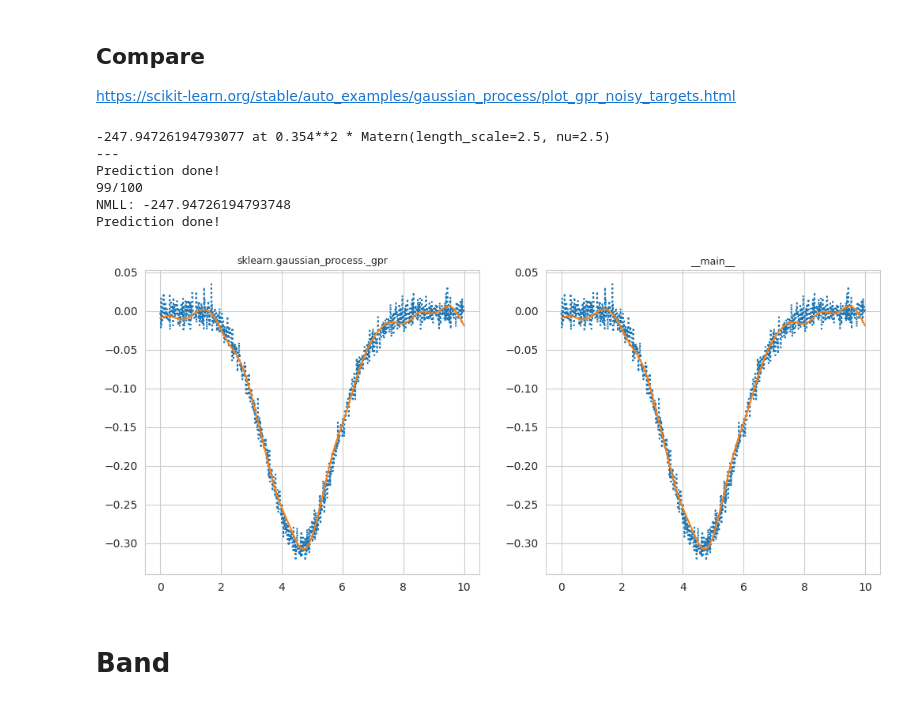
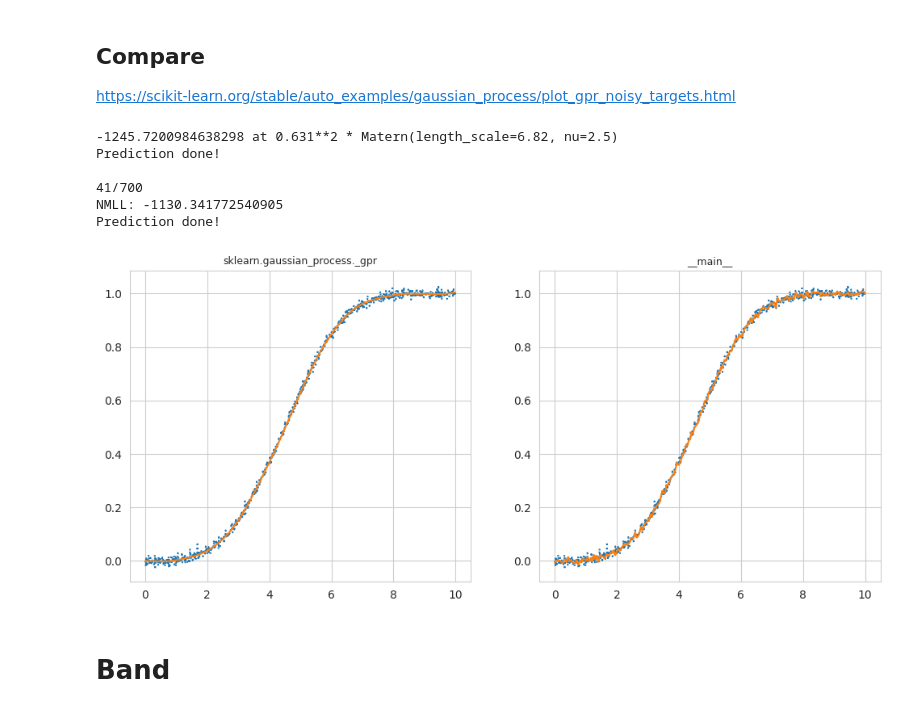
Before and after one commit to ItsNiklas/sparse-gaussian-processes, a Jupyter notebook: GP.ipynb, the cells around one changed output. Cells and saved outputs as stored; diff of their text form; code cells hidden in the pictures.

```diff
--- a/GP.ipynb
+++ b/GP.ipynb
@@ -46,13 +46,18 @@ def SphericalTapering(theta, x, y):
     # Valid taper for Matern v <= 0.5
     r = jnp.linalg.norm(x - y) / theta
     return jnp.maximum(0, 1 - r)
+    #return jnp.maximum(0, 1-r)**2 * (r/2 + 1)
 
 # TAPERING V2
 def WendlandTapering(theta, x, y):
     # Valid taper for Matern v <= 2.5
+    r = jnp.linalg.norm(x - y) / theta
     # d = 1, k = 2
-    r = jnp.linalg.norm(x - y) / theta
-    return jnp.maximum(0, 1 - r) ** 5 * (8 * r * r * 5 * r + 1)
+    return jnp.maximum(0, 1 - r) ** 5 * (8 * r * r + 5 * r + 1)
+    # d = 5, k = 2
+    #return jnp.maximum(0, 1-r)**7 * (16 * r * r + 7 * r + 1)
+    # d = 3, k = 3
+    #return jnp.maximum(0, 1-r)**8 * (32 * r * r * r + 25 * r * r + 8 * r + 1)
 
 
 ### Implementation
@@ -104,7 +109,7 @@ def inv_cov_chol(cov_f, data_x, data_y, eps):
 
     # Convert to band (can refactor out)
     p = int(band.bandwidth(Kp))
-    # jax.debug.print(str(p) + "/" + str(K.shape[0]))
+    jax.debug.print(str(p) + "/" + str(K.shape[0]))
     Kpb = band.to_band(Kp, p)  # TODO: bandwidth
 
     # Add noise
@@ -234,20 +239,19 @@ def weibull_F(x, lambda_, k_):
 X = np.linspace(start=0, stop=10, num=1000).reshape(-1, 1)
 
 # True y
-lam = 1 / 5
-k = 3.5
+lam = 1 / 5; k = 3.5
 y = np.squeeze(weibull_F(X, lam, k) + rng.normal(scale=0.1 ** 2, size=X.shape))
 
 # Preset GP mean function
-estimated_y = np.squeeze(weibull_F(X, 1 / 4, 4.1))
+estimated_y = np.squeeze(weibull_F(X, 1 / 20, 3.5))
 y -= estimated_y
 
 # Training set
-training_indices = rng.choice(np.arange(y.size), size=100, replace=False)
+training_indices = rng.choice(np.arange(y.size), size=700, replace=False)
 X_train, y_train = X[training_indices], y[training_indices]
 
 # Add observation noise
-noise_std = 0.01
+noise_std = 0.005
 y_train = y_train + rng.normal(loc=0, scale=noise_std, size=y_train.shape)
 
 # Parameters
@@ -268,51 +272,51 @@ for i, ax in enumerate(axs.flatten()):
         kernel = s * Matern(l, nu = 5/2)
         gaussian_process = GaussianProcessRegressor(
             kernel=kernel,
-            alpha=noise_std ** 2, optimizer=None
+            alpha=noise_std ** 2, #optimizer=None
         )
         gaussian_process.fit(X_train, y_train)
-        print(-gaussian_process.log_marginal_likelihood_value_, "at", gaussian_process.kernel_, "\n---")
+        print(-gaussian_process.log_marginal_likelihood_value_, "at", gaussian_process.kernel_)
     else:
         def kernel(s1, l1, p1, x, y):
-            return MaternKernel52(s1, l1, x, y)# * WendlandTapering(2, x, y)
+            return MaternKernel52(s1, l1, x, y) * WendlandTapering(0.5, x, y)
 
         gaussian_process = GPR(X_train, y_train, kernel, theta_init, eps=noise_std ** 2)
         #gaussian_process.fit()
 
     #mean_prediction, std_prediction = gaussian_process.predict(X, return_std=True)
     mean_prediction = gaussian_process.predict(X)
-    print("Prediction done!")
-    #mean_prediction += estimated_y
-    ax.plot(X, y  , linestyle="dotted") #+ estimated_y
+    print("Prediction done!\n")
+    mean_prediction += estimated_y
+    ax.plot(X, y + estimated_y , linestyle="dotted") #+ estimated_y
     ax.plot(X, mean_prediction, label="Mean prediction")
     # ax.errorbar(
     #     X_train,
     #     y_train + estimated_y[training_indices],
     #     noise_std,
     #     markersize=.7,
     #     linestyle="None",
     #     color="tab:blue",
     #     marker=".",
     #     label="Observations",
     # )
     # ax.fill_between(
     #     X.ravel(),
     #     mean_prediction - 1.96 * std_prediction,
     #     mean_prediction + 1.96 * std_prediction,
     #     alpha=0.3,
     #     color="tab:orange",
     # )
     ax.set_title(gaussian_process.__module__, fontsize=9)
 
 plt.show()
 # %% [output]
--247.94726194793077 at 0.354**2 * Matern(length_scale=2.5, nu=2.5)
----
+-1245.7200984638298 at 0.631**2 * Matern(length_scale=6.82, nu=2.5)
 Prediction done!
-99/100
-NMLL: -247.94726194793748
+
+41/700
+NMLL: -1130.341772540905
 Prediction done!
-[figure, old version]
+[figure, new version]
 # %% [markdown]
 # Band
 # %%
```
